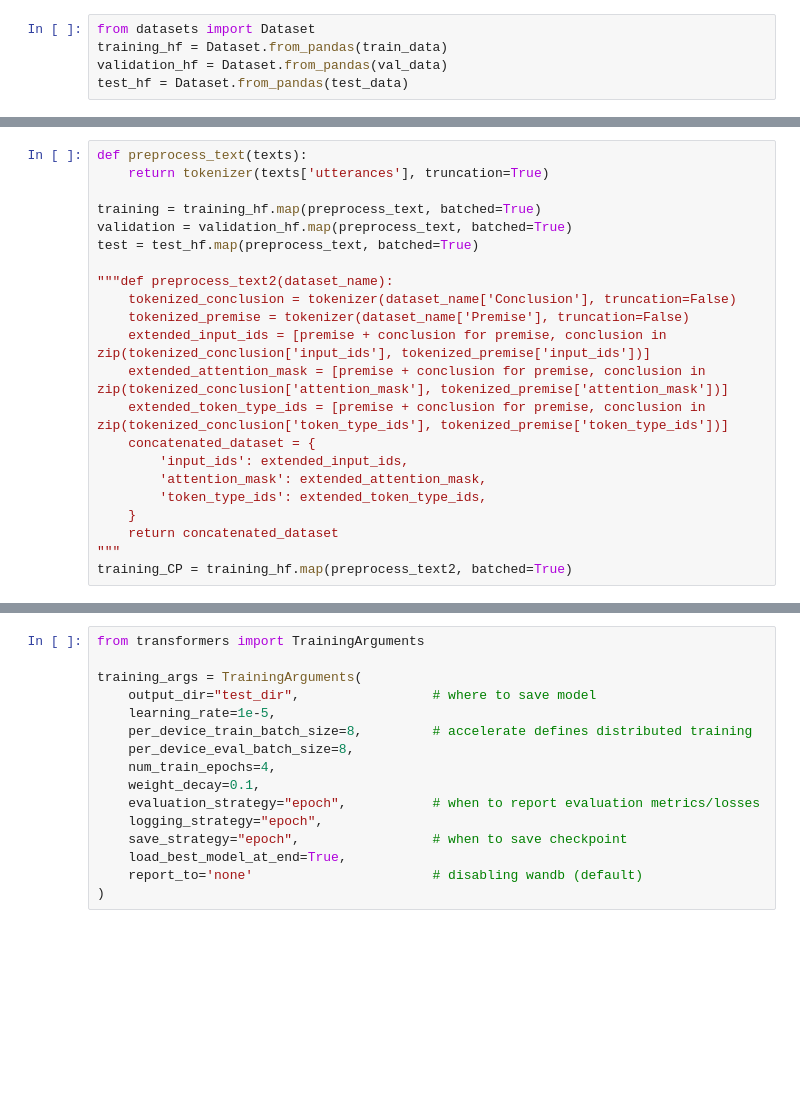
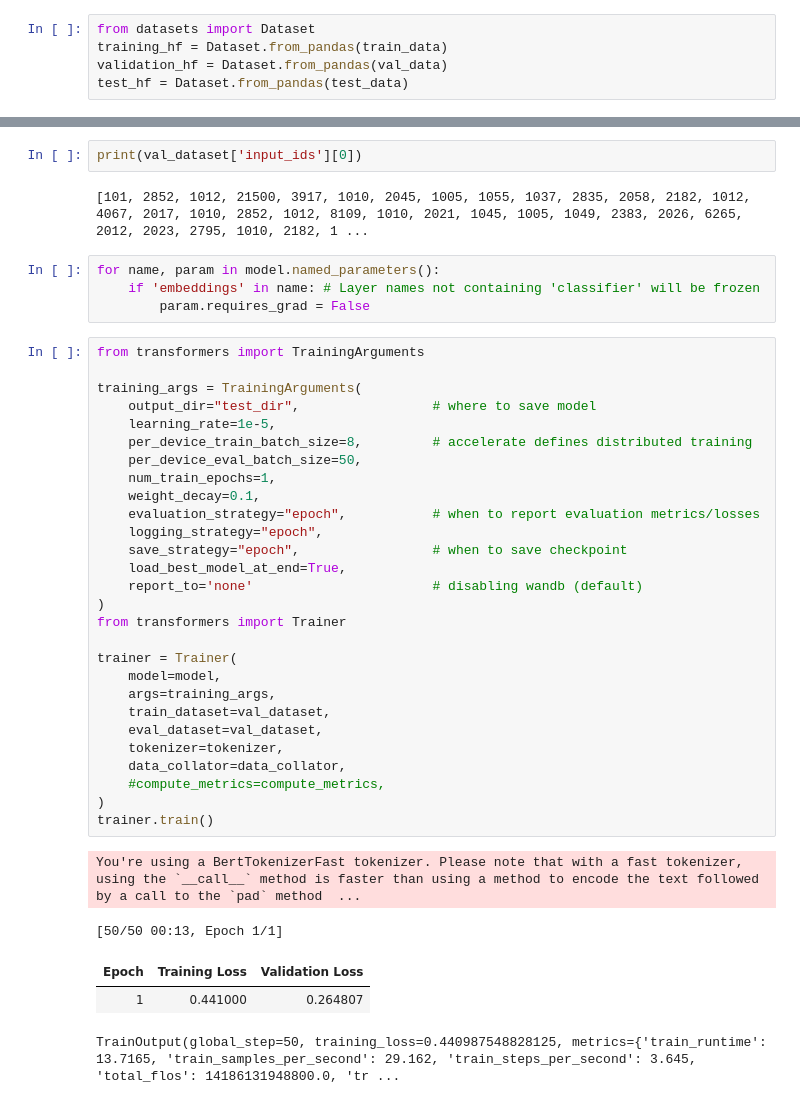
Before and after one commit to Fenriro37/ProjectNLP, a Jupyter notebook: Project.ipynb, the cells around one changed output, grey strips where cells are left out. Drawn from its saved outputs; the diff is of its cells as text; blank space fills up the shorter version.

```diff
--- a/Project.ipynb
+++ b/Project.ipynb
@@ -249,22 +242,0 @@ tokenized_attention_mask[0]
-# %%
-def preprocess_text(texts):
-    return tokenizer(texts['utterances'], truncation=True)
-
-training = training_hf.map(preprocess_text, batched=True)
-validation = validation_hf.map(preprocess_text, batched=True)
-test = test_hf.map(preprocess_text, batched=True)
-
-"""def preprocess_text2(dataset_name):
-    tokenized_conclusion = tokenizer(dataset_name['Conclusion'], truncation=False)
-    tokenized_premise = tokenizer(dataset_name['Premise'], truncation=False)
-    extended_input_ids = [premise + conclusion for premise, conclusion in zip(tokenized_conclusion['input_ids'], tokenized_premise['input_ids'])]
-    extended_attention_mask = [premise + conclusion for premise, conclusion in zip(tokenized_conclusion['attention_mask'], tokenized_premise['attention_mask'])]
-    extended_token_type_ids = [premise + conclusion for premise, conclusion in zip(tokenized_conclusion['token_type_ids'], tokenized_premise['token_type_ids'])]
-    concatenated_dataset = {
-        'input_ids': extended_input_ids,
-        'attention_mask': extended_attention_mask,
-        'token_type_ids': extended_token_type_ids,
-    }
-    return concatenated_dataset
-"""
-training_CP = training_hf.map(preprocess_text2, batched=True)
@@ -286,16 +286,42 @@ test_CP = test_CP.rename_column('Values', 'labels')
+# %%
+print(val_dataset['input_ids'][0])
+# %% [output]
+[101, 2852, 1012, 21500, 3917, 1010, 2045, 1005, 1055, 1037, 2835, 2058, 2182, 1012, 4067, 2017, 1010, 2852, 1012, 8109, 1010, 2021, 1045, 1005, 1049, 2383, 2026, 6265, 2012, 2023, 2795, 1010, 2182, 1 ...
+# %%
+for name, param in model.named_parameters():
+    if 'embeddings' in name: # Layer names not containing 'classifier' will be frozen
+        param.requires_grad = False
 # %%
 from transformers import TrainingArguments
 
 training_args = TrainingArguments(
     output_dir="test_dir",                 # where to save model
     learning_rate=1e-5,
     per_device_train_batch_size=8,         # accelerate defines distributed training
-    per_device_eval_batch_size=8,
-    num_train_epochs=4,
+    per_device_eval_batch_size=50,
+    num_train_epochs=1,
     weight_decay=0.1,
     evaluation_strategy="epoch",           # when to report evaluation metrics/losses
     logging_strategy="epoch",
     save_strategy="epoch",                 # when to save checkpoint
     load_best_model_at_end=True,
     report_to='none'                       # disabling wandb (default)
 )
+from transformers import Trainer
+
+trainer = Trainer(
+    model=model,
+    args=training_args,
+    train_dataset=val_dataset,
+    eval_dataset=val_dataset,
+    tokenizer=tokenizer,
+    data_collator=data_collator,
+    #compute_metrics=compute_metrics,
+)
+trainer.train()
+# %% [output]
+You're using a BertTokenizerFast tokenizer. Please note that with a fast tokenizer, using the `__call__` method is faster than using a method to encode the text followed by a call to the `pad` method  ...
+[50/50 00:13, Epoch 1/1]
+| Epoch | Training Loss | Validation Loss |
+| 1 | 0.441000 | 0.264807 |
+TrainOutput(global_step=50, training_loss=0.440987548828125, metrics={'train_runtime': 13.7165, 'train_samples_per_second': 29.162, 'train_steps_per_second': 3.645, 'total_flos': 14186131948800.0, 'tr ...
```
Also changed, not shown: parts of 55 cells of this notebook.
